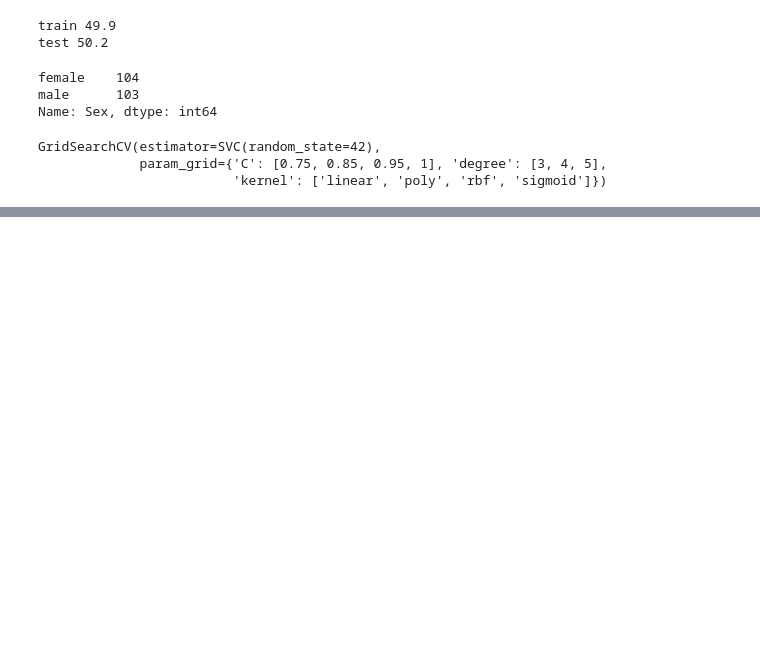
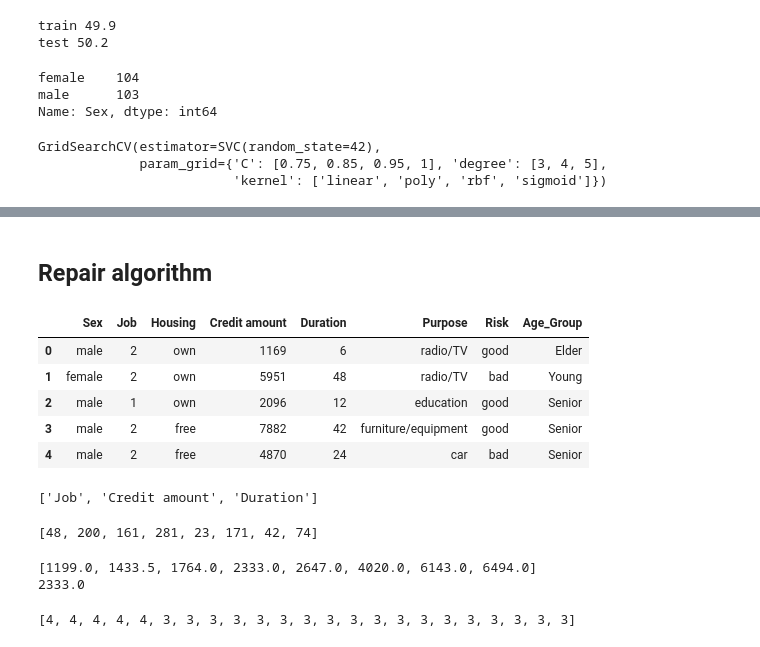
Before and after one commit to mattchap2/bias-in-ai, a Jupyter notebook: code-implementation.ipynb, the cells around one changed output, grey strips where cells are left out. Drawn from its saved outputs; the diff is of its cells as text; code cells hidden in the pictures; blank space fills up the shorter version.

Commit message:
Start repair algorithm in code

```diff
--- a/code-implementation.ipynb
+++ b/code-implementation.ipynb
@@ -833,0 +744,12 @@ round(accuracy_score(y_test_scaled, y_pred) * 100, 1)
+# %% [markdown]
+## Repair algorithm
+# %%
+df = df.drop(["Age"], axis=1)
+df.head()
+# %% [output]
+|  | Sex | Job | Housing | Credit amount | Duration | Purpose | Risk | Age_Group |
+| 0 | male | 2 | own | 1169 | 6 | radio/TV | good | Elder |
+| 1 | female | 2 | own | 5951 | 48 | radio/TV | bad | Young |
+| 2 | male | 1 | own | 2096 | 12 | education | good | Senior |
+| 3 | male | 2 | free | 7882 | 42 | furniture/equipment | good | Senior |
+| 4 | male | 2 | free | 4870 | 24 | car | bad | Senior |
@@ -833,0 +776,56 @@ round(accuracy_score(y_test_scaled, y_pred) * 100, 1)
+# %%
+Y_columns = list(D_prime.select_dtypes('number').columns)
+Y_columns
+# %% [output]
+['Job', 'Credit amount', 'Duration']
+# %%
+combination_sizes
+# %% [output]
+[48, 200, 161, 281, 23, 171, 42, 74]
+# %%
+from math import ceil
+
+lmbda = 1
+
+def repair(Y_columns, all_stratified_groups, number_of_quantiles, lmbda):
+    quantile_unit = 1.0/number_of_quantiles
+    column = 'Credit amount'
+    quantile_num = 1
+
+    median_values_at_quantile = []
+    entries_at_quantile = []
+    for group in all_stratified_groups:
+        sex, age_group = group
+        df_group = df[column][(df['Sex'] == sex) & (df['Age_Group'] == age_group)]
+
+        quantiles = np.array_split(df_group, number_of_quantiles)
+        selected_quantile = quantiles[quantile_num - 1]
+
+        median_values_at_quantile.append(selected_quantile.median())
+
+        for entry in list(selected_quantile.index):
+            entries_at_quantile.append(entry)
+
+    median_values_at_quantile.sort()
+    print(median_values_at_quantile)
+    target_index = ceil(len(median_values_at_quantile)/2) - 1 # pick smaller in the case of even length lists
+    target_value = median_values_at_quantile[target_index]
+    print(target_value)
+
+    # print(len(entries_at_quantile))
+    # for entry_ID in entries_at_quantile[0]:
+    #     original_value = df[column][entry_ID]
+    #     repair_value = (1 - lmbda)*original_value + lmbda*target_value
+    #     # D_prime.loc[entry_ID, column] = repair_value
+    #     break
+
+repair(Y_columns, all_stratified_combinations, number_of_quantiles, lmbda)
+# %% [output]
+[1199.0, 1433.5, 1764.0, 2333.0, 2647.0, 4020.0, 6143.0, 6494.0]
+2333.0
+# %%
+df_group = df['Credit amount'][(df['Sex'] == sex) & (df['Age_Group'] == age_group)]
+splits = np.array_split(df_group, number_of_quantiles)
+[len(splits[i]) for i in range(len(splits))]
+# %% [output]
+[4, 4, 4, 4, 4, 3, 3, 3, 3, 3, 3, 3, 3, 3, 3, 3, 3, 3, 3, 3, 3, 3, 3]
```
Also changed, not shown: parts of 20 cells of this notebook.
